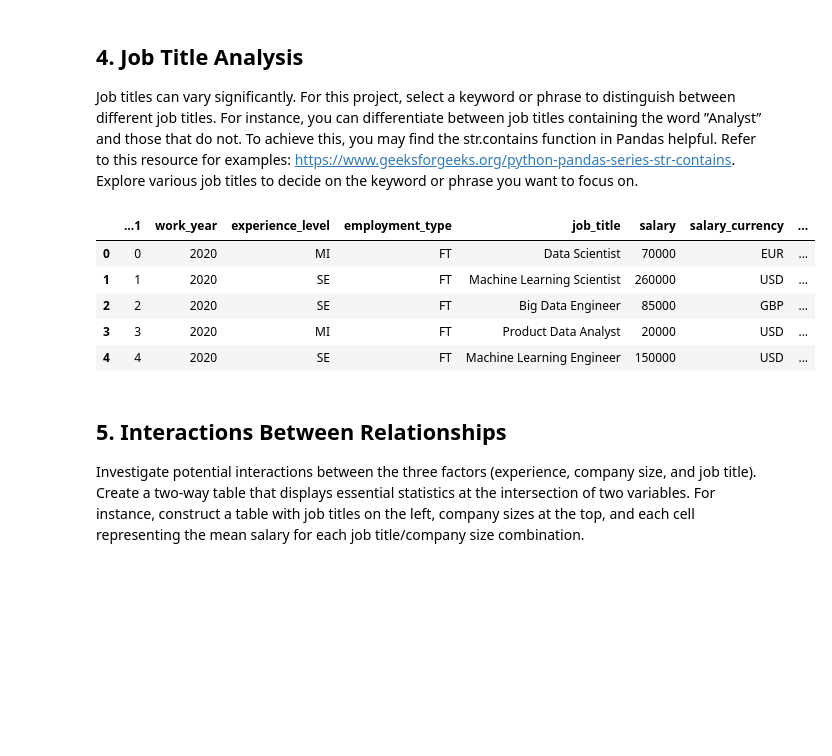
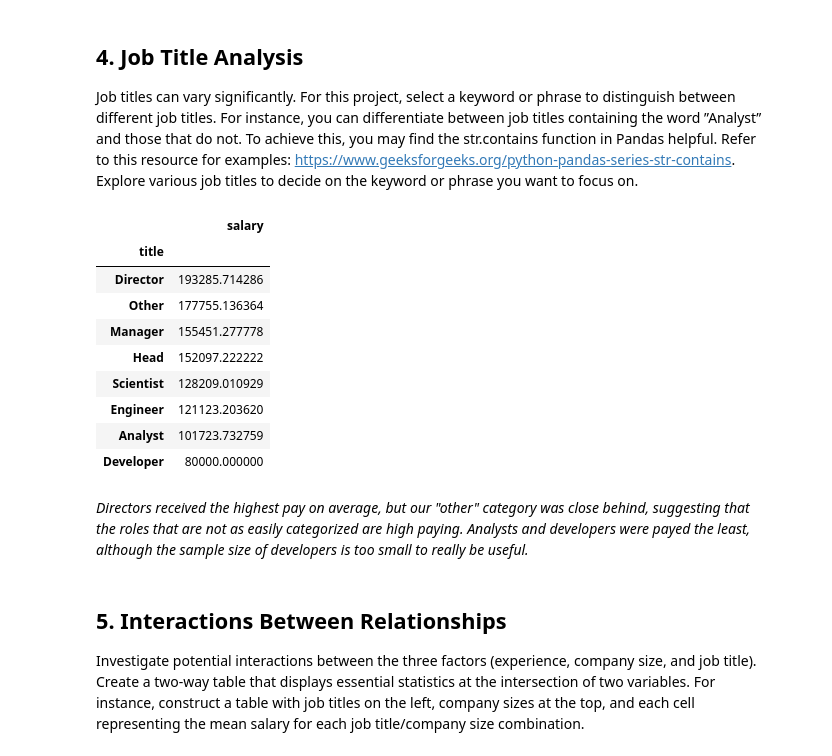
Before and after one commit to stat220/lab-1-group-18, a Jupyter notebook: lab1.ipynb, the cells around one changed output. Saved outputs shown, nothing was run; the diff lists cells and outputs as text; code cells hidden in the pictures; blank space fills up the shorter version.

```diff
--- a/lab1.ipynb
+++ b/lab1.ipynb
@@ -123,27 +123,33 @@ various job titles to decide on the keyword or phrase you want to focus on.
 # %%
 titles_df = df.copy()
 titles = ['Scientist', 'Engineer', 'Analyst', 'Manager', 'Head', 'Director', 'Developer']
 
 for title in titles:
     titles_df[title] = df['job_title'].str.contains(title)
 titles_df.head()
 
 def get_title(row):
     for title in titles:
         if row[title]:
             return title
     return 'Other'
 
-df['Title'] = titles_df.apply(get_title, axis=1)
+df['title'] = titles_df.apply(get_title, axis=1)
 
-df.head()
+df[['title', 'salary']].groupby('title').mean().sort_values(by='salary', ascending=False)
 # %% [output]
-|  | ...1 | work_year | experience_level | employment_type | job_title | salary | salary_currency | ... |
-| 0 | 0 | 2020 | MI | FT | Data Scientist | 70000 | EUR | ... |
-| 1 | 1 | 2020 | SE | FT | Machine Learning Scientist | 260000 | USD | ... |
-| 2 | 2 | 2020 | SE | FT | Big Data Engineer | 85000 | GBP | ... |
-| 3 | 3 | 2020 | MI | FT | Product Data Analyst | 20000 | USD | ... |
-| 4 | 4 | 2020 | SE | FT | Machine Learning Engineer | 150000 | USD | ... |
+|  | salary |
+| title |  |
+| Director | 193285.714286 |
+| Other | 177755.136364 |
+| Manager | 155451.277778 |
+| Head | 152097.222222 |
+| Scientist | 128209.010929 |
+| Engineer | 121123.203620 |
+| Analyst | 101723.732759 |
+| Developer | 80000.000000 |
+# %% [markdown]
+*Directors received the highest pay on average, but our "other" category was close behind, suggesting that the roles that are not as easily categorized are high paying. Analysts and developers were payed the least, although the sample size of developers is too small to really be useful.*
 # %% [markdown]
 ## 5. Interactions Between Relationships
 Investigate potential interactions between the three factors (experience, company size,
```
Also changed, not shown: parts of 2 cells of this notebook.
